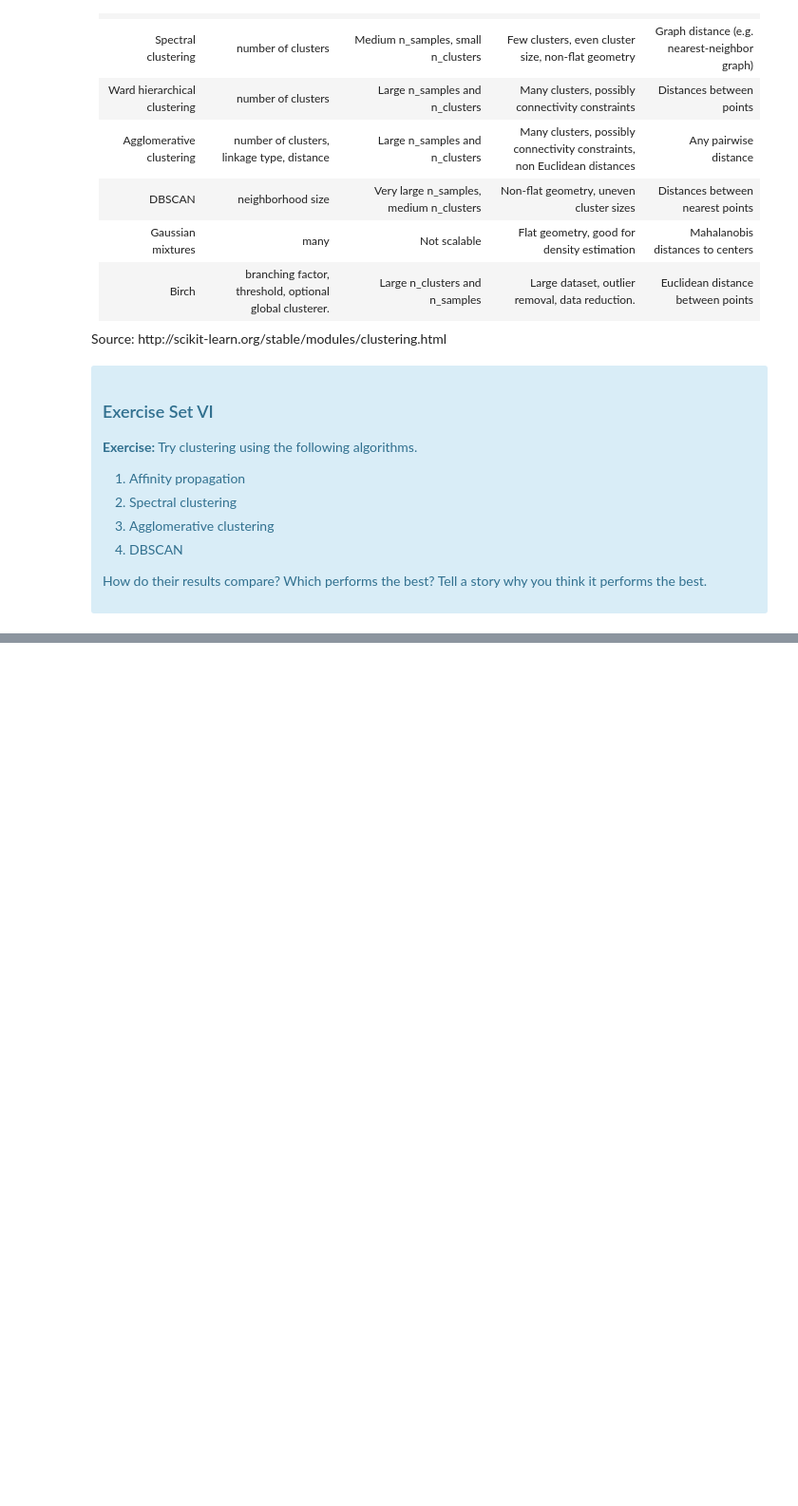
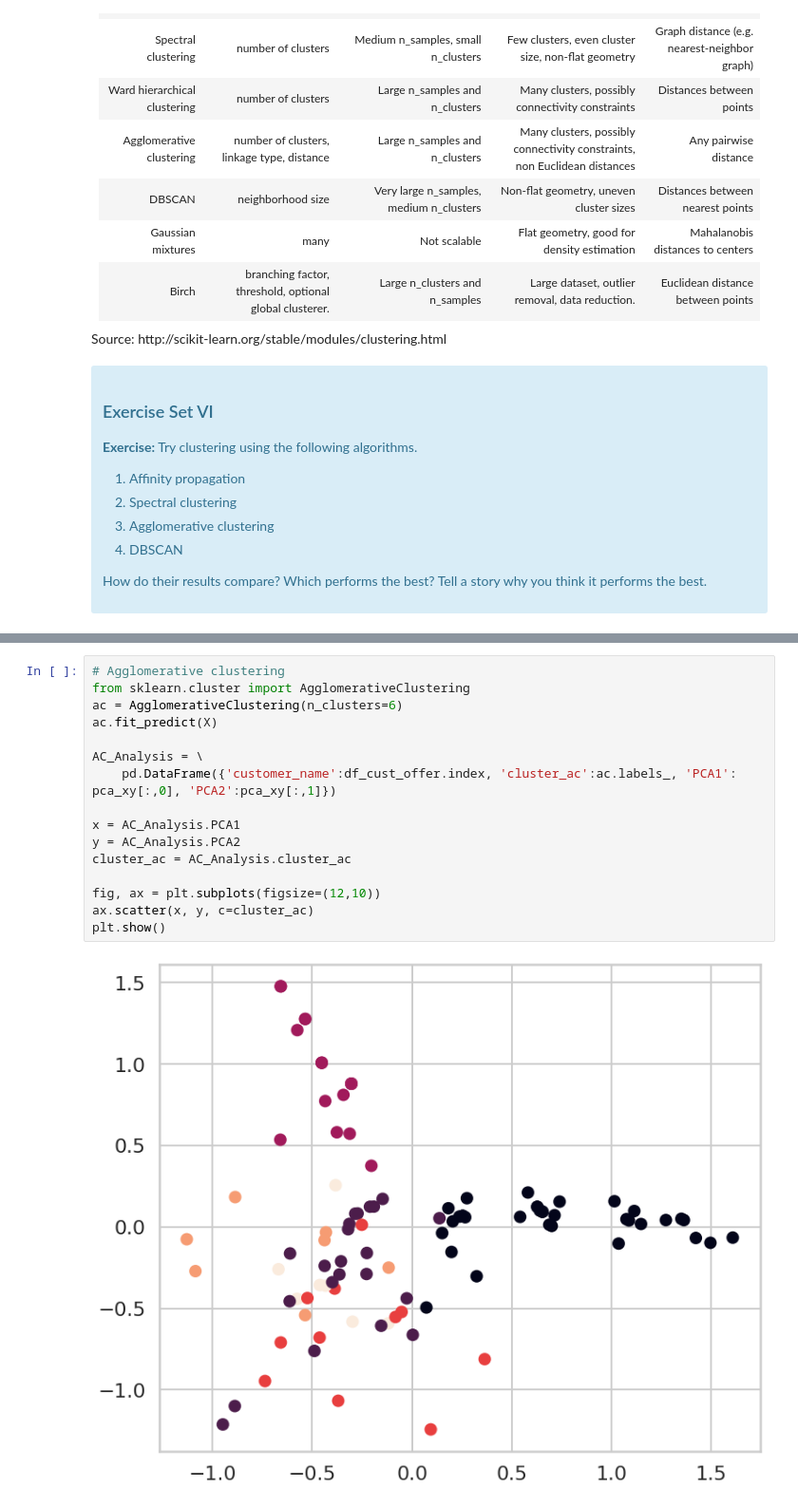
Before and after one commit to ChadDelany/Case_Study-Segmentation_using_Clustering, a Jupyter notebook: Clustering Case Study - Customer Segmentation with K-Means - Tier 3.ipynb, the cells around one changed output, grey strips where cells are left out. Shown at 95% size. Cells and saved outputs as stored; diff of their text form; blank space fills up the shorter version.

```diff
--- a/Clustering Case Study - Customer Segmentation with K-Means - Tier 3.ipynb
+++ b/Clustering Case Study - Customer Segmentation with K-Means - Tier 3.ipynb
@@ -637,0 +672,18 @@ Source: http://scikit-learn.org/stable/modules/clustering.html
+# %%
+# Agglomerative clustering
+from sklearn.cluster import AgglomerativeClustering
+ac = AgglomerativeClustering(n_clusters=6)
+ac.fit_predict(X)
+
+AC_Analysis = \
+    pd.DataFrame({'customer_name':df_cust_offer.index, 'cluster_ac':ac.labels_, 'PCA1': pca_xy[:,0], 'PCA2':pca_xy[:,1]})
+
+x = AC_Analysis.PCA1
+y = AC_Analysis.PCA2
+cluster_ac = AC_Analysis.cluster_ac
+
+fig, ax = plt.subplots(figsize=(12,10))
+ax.scatter(x, y, c=cluster_ac)
+plt.show()
+# %% [output]
+[figure, added]
```
Also changed, not shown: parts of 6 cells of this notebook.
